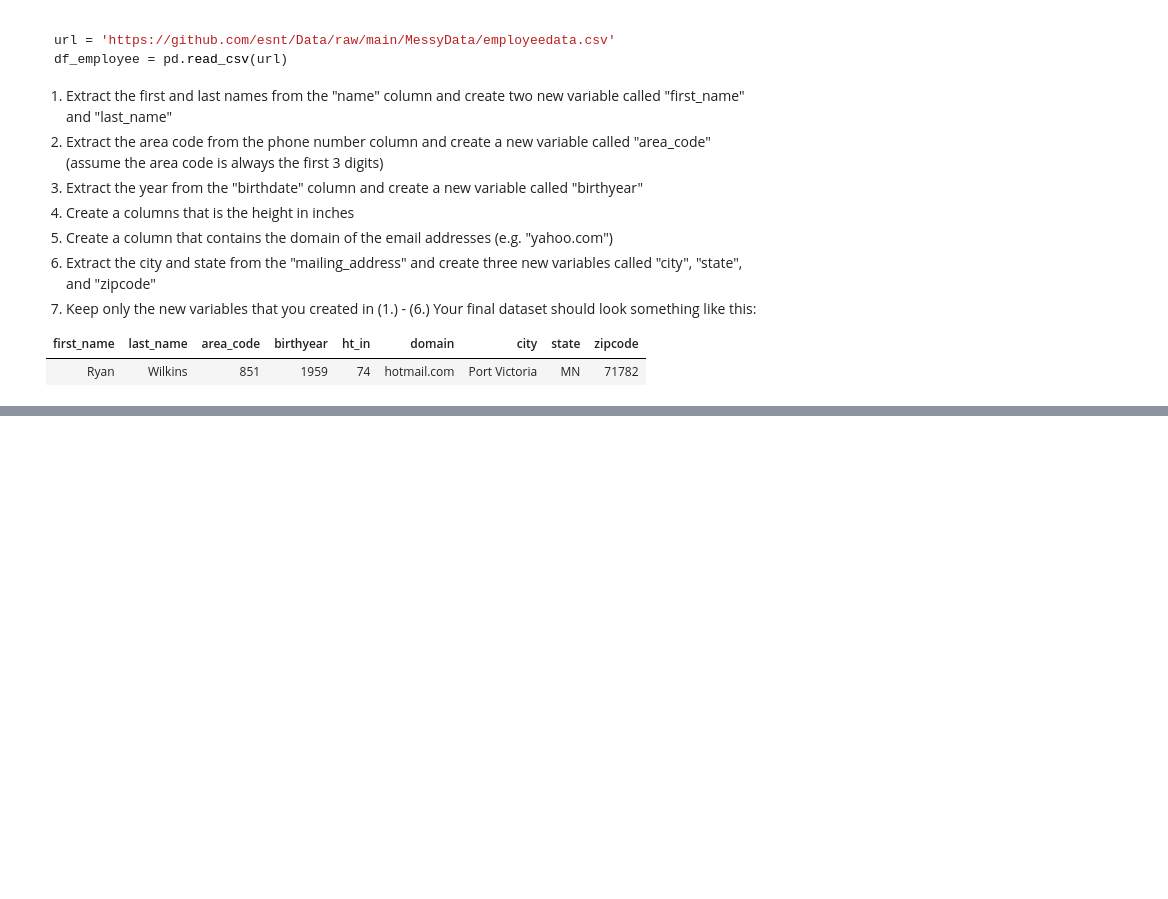
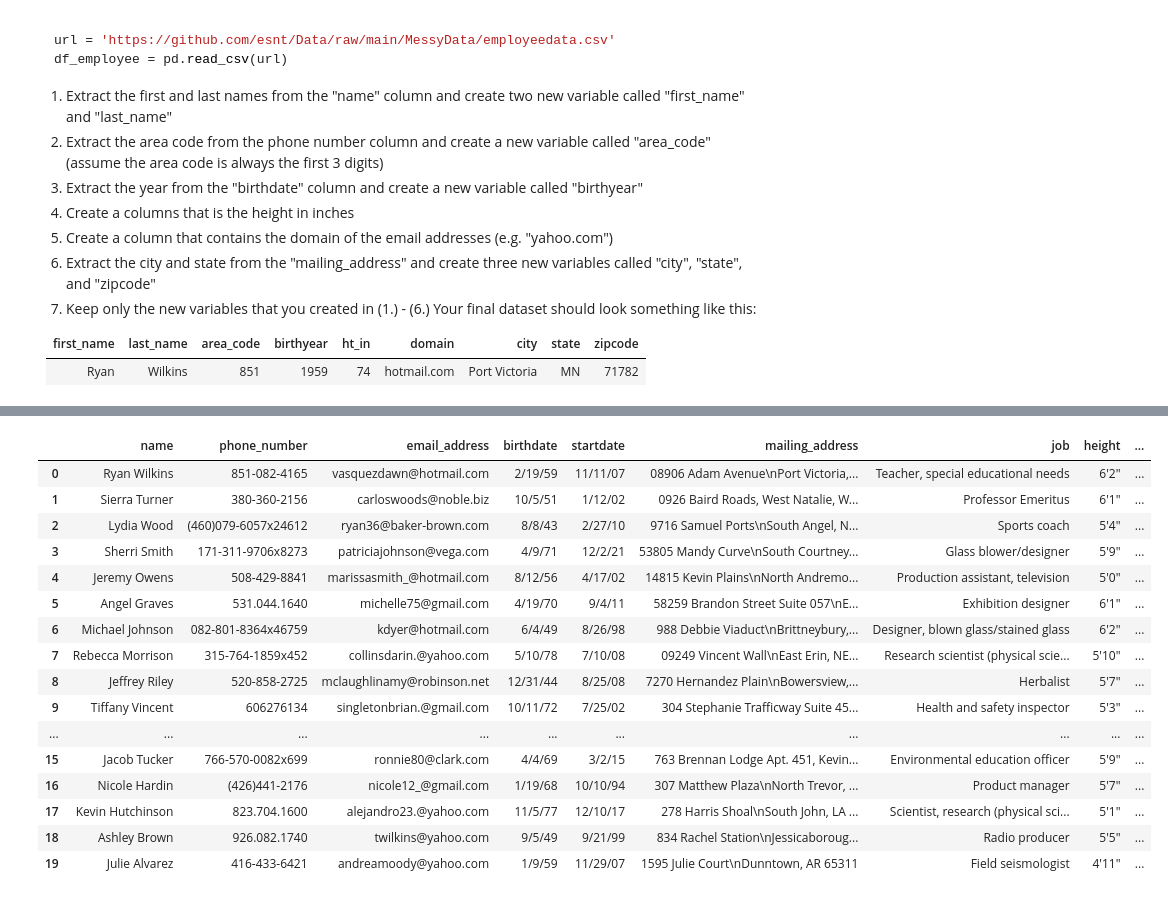
Before and after one commit to brandonskeele/git-practice-brandonskeele, a Jupyter notebook: Regular Expression Practice.ipynb, the cells around one changed output, grey strips where cells are left out. Saved outputs shown, nothing was run; the diff lists cells and outputs as text; code cells hidden in the pictures; blank space fills up the shorter version.

```diff
--- a/Regular Expression Practice.ipynb
+++ b/Regular Expression Practice.ipynb
@@ -124,0 +212,27 @@ df_employee = pd.read_csv(url)
+# %%
+def calc_height(x):
+    nums = re.findall(r'(\d+)\'(\d+)"', x)[0]
+    height = int(nums[0]) * 12 + int(nums[1])
+    return height
+
+df_employee["ht_in"] = df_employee["height"].apply(calc_height)
+
+df_employee
+# %% [output]
+|  | name | phone_number | email_address | birthdate | startdate | mailing_address | job | height | ... |
+| 0 | Ryan Wilkins | 851-082-4165 | vasquezdawn@hotmail.com | 2/19/59 | 11/11/07 | 08906 Adam Avenue\nPort Victoria,... | Teacher, special educational needs | 6'2" | ... |
+| 1 | Sierra Turner | 380-360-2156 | carloswoods@noble.biz | 10/5/51 | 1/12/02 | 0926 Baird Roads, West Natalie, W... | Professor Emeritus | 6'1" | ... |
+| 2 | Lydia Wood | (460)079-6057x24612 | ryan36@baker-brown.com | 8/8/43 | 2/27/10 | 9716 Samuel Ports\nSouth Angel, N... | Sports coach | 5'4" | ... |
+| 3 | Sherri Smith | 171-311-9706x8273 | patriciajohnson@vega.com | 4/9/71 | 12/2/21 | 53805 Mandy Curve\nSouth Courtney... | Glass blower/designer | 5'9" | ... |
+| 4 | Jeremy Owens | 508-429-8841 | marissasmith_@hotmail.com | 8/12/56 | 4/17/02 | 14815 Kevin Plains\nNorth Andremo... | Production assistant, television | 5'0" | ... |
+| 5 | Angel Graves | 531.044.1640 | michelle75@gmail.com | 4/19/70 | 9/4/11 | 58259 Brandon Street Suite 057\nE... | Exhibition designer | 6'1" | ... |
+| 6 | Michael Johnson | 082-801-8364x46759 | kdyer@hotmail.com | 6/4/49 | 8/26/98 | 988 Debbie Viaduct\nBrittneybury,... | Designer, blown glass/stained glass | 6'2" | ... |
+| 7 | Rebecca Morrison | 315-764-1859x452 | collinsdarin.@yahoo.com | 5/10/78 | 7/10/08 | 09249 Vincent Wall\nEast Erin, NE... | Research scientist (physical scie... | 5'10" | ... |
+| 8 | Jeffrey Riley | 520-858-2725 | mclaughlinamy@robinson.net | 12/31/44 | 8/25/08 | 7270 Hernandez Plain\nBowersview,... | Herbalist | 5'7" | ... |
+| 9 | Tiffany Vincent | 606276134 | singletonbrian.@gmail.com | 10/11/72 | 7/25/02 | 304 Stephanie Trafficway Suite 45... | Health and safety inspector | 5'3" | ... |
+| ... | ... | ... | ... | ... | ... | ... | ... | ... | ... |
+| 15 | Jacob Tucker | 766-570-0082x699 | ronnie80@clark.com | 4/4/69 | 3/2/15 | 763 Brennan Lodge Apt. 451, Kevin... | Environmental education officer | 5'9" | ... |
+| 16 | Nicole Hardin | (426)441-2176 | nicole12_@gmail.com | 1/19/68 | 10/10/94 | 307 Matthew Plaza\nNorth Trevor, ... | Product manager | 5'7" | ... |
+| 17 | Kevin Hutchinson | 823.704.1600 | alejandro23.@yahoo.com | 11/5/77 | 12/10/17 | 278 Harris Shoal\nSouth John, LA ... | Scientist, research (physical sci... | 5'1" | ... |
+| 18 | Ashley Brown | 926.082.1740 | twilkins@yahoo.com | 9/5/49 | 9/21/99 | 834 Rachel Station\nJessicaboroug... | Radio producer | 5'5" | ... |
+| 19 | Julie Alvarez | 416-433-6421 | andreamoody@yahoo.com | 1/9/59 | 11/29/07 | 1595 Julie Court\nDunntown, AR 65311 | Field seismologist | 4'11" | ... |
```
Also changed, not shown: parts of 6 cells of this notebook, 13 other files.
